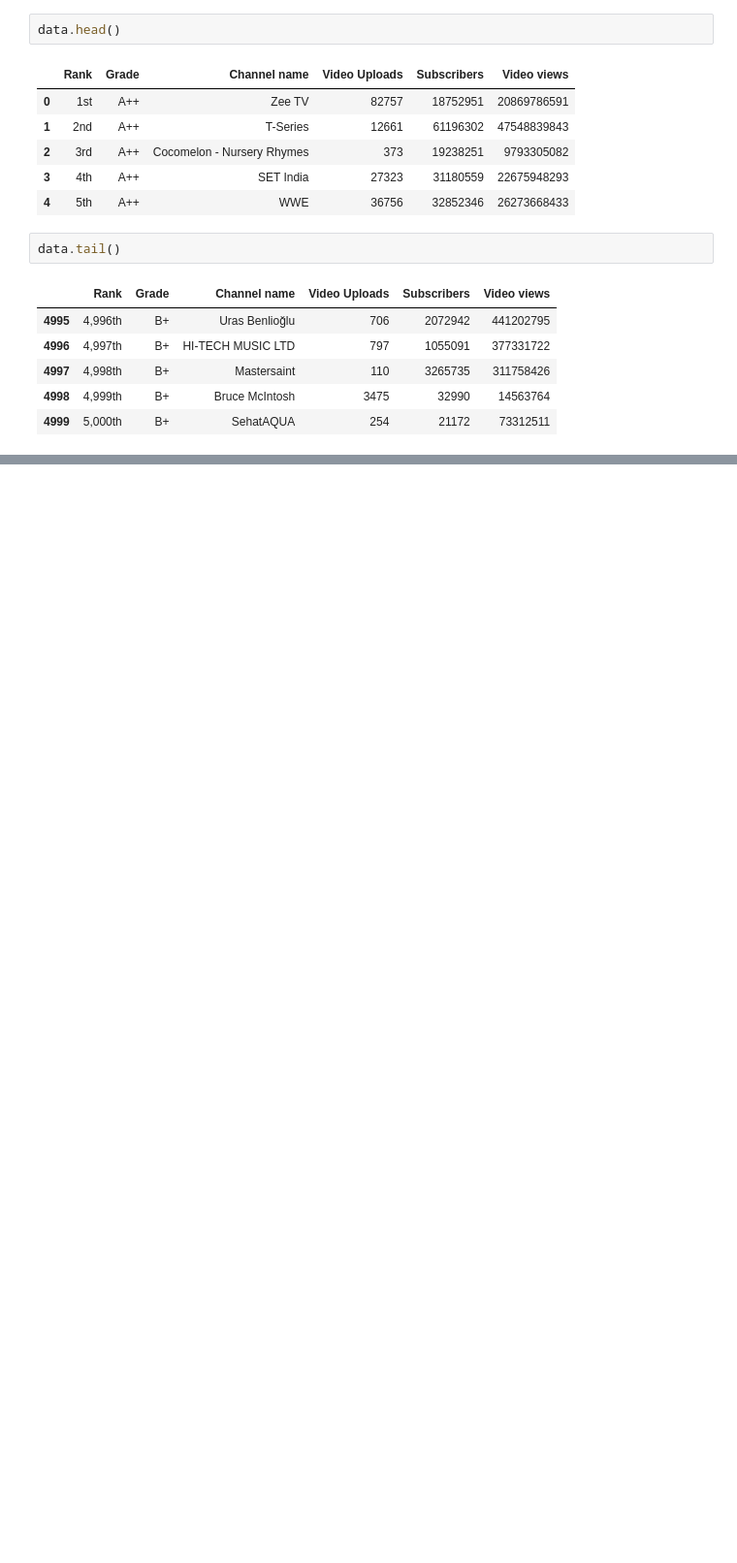
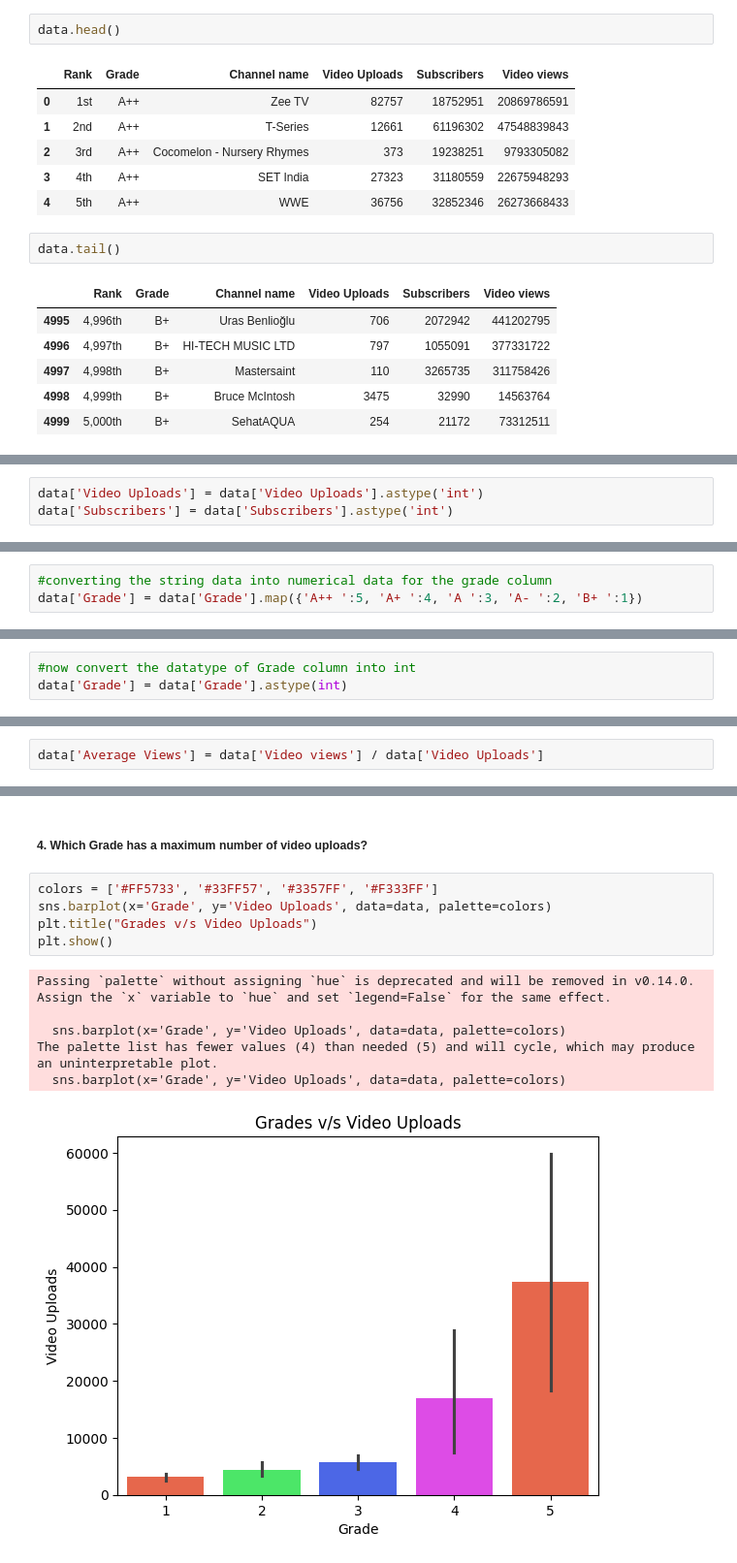
Before and after one commit to TheGouda/Data-Analysis---Top-5000-Youtube-Channels, a Jupyter notebook: main.ipynb, the cells around one changed output, grey strips where cells are left out. Shown at 97% size. Saved outputs shown, nothing was run; the diff lists cells and outputs as text; blank space fills up the shorter version.

```diff
--- a/main.ipynb
+++ b/main.ipynb
@@ -307,0 +377,3 @@ data.tail()
+# %%
+data['Video Uploads'] = data['Video Uploads'].astype('int')
+data['Subscribers'] = data['Subscribers'].astype('int')
@@ -307,0 +419,3 @@ data.tail()
+# %%
+#converting the string data into numerical data for the grade column
+data['Grade'] = data['Grade'].map({'A++ ':5, 'A+ ':4, 'A ':3, 'A- ':2, 'B+ ':1})
@@ -307,0 +446,3 @@ data.tail()
+# %%
+#now convert the datatype of Grade column into int
+data['Grade'] = data['Grade'].astype(int)
@@ -307,0 +479,2 @@ data.tail()
+# %%
+data['Average Views'] = data['Video views'] / data['Video Uploads']
@@ -307,0 +522,14 @@ data.tail()
+# %% [markdown]
+##### 4. Which Grade has a maximum number of video uploads?
+# %%
+colors = ['#FF5733', '#33FF57', '#3357FF', '#F333FF']
+sns.barplot(x='Grade', y='Video Uploads', data=data, palette=colors)
+plt.title("Grades v/s Video Uploads")
+plt.show()
+# %% [output]
+Passing `palette` without assigning `hue` is deprecated and will be removed in v0.14.0. Assign the `x` variable to `hue` and set `legend=False` for the same effect.
+
+  sns.barplot(x='Grade', y='Video Uploads', data=data, palette=colors)
+The palette list has fewer values (4) than needed (5) and will cycle, which may produce an uninterpretable plot.
+  sns.barplot(x='Grade', y='Video Uploads', data=data, palette=colors)
+[figure, added]
```
Also changed, not shown: parts of 39 cells of this notebook.
